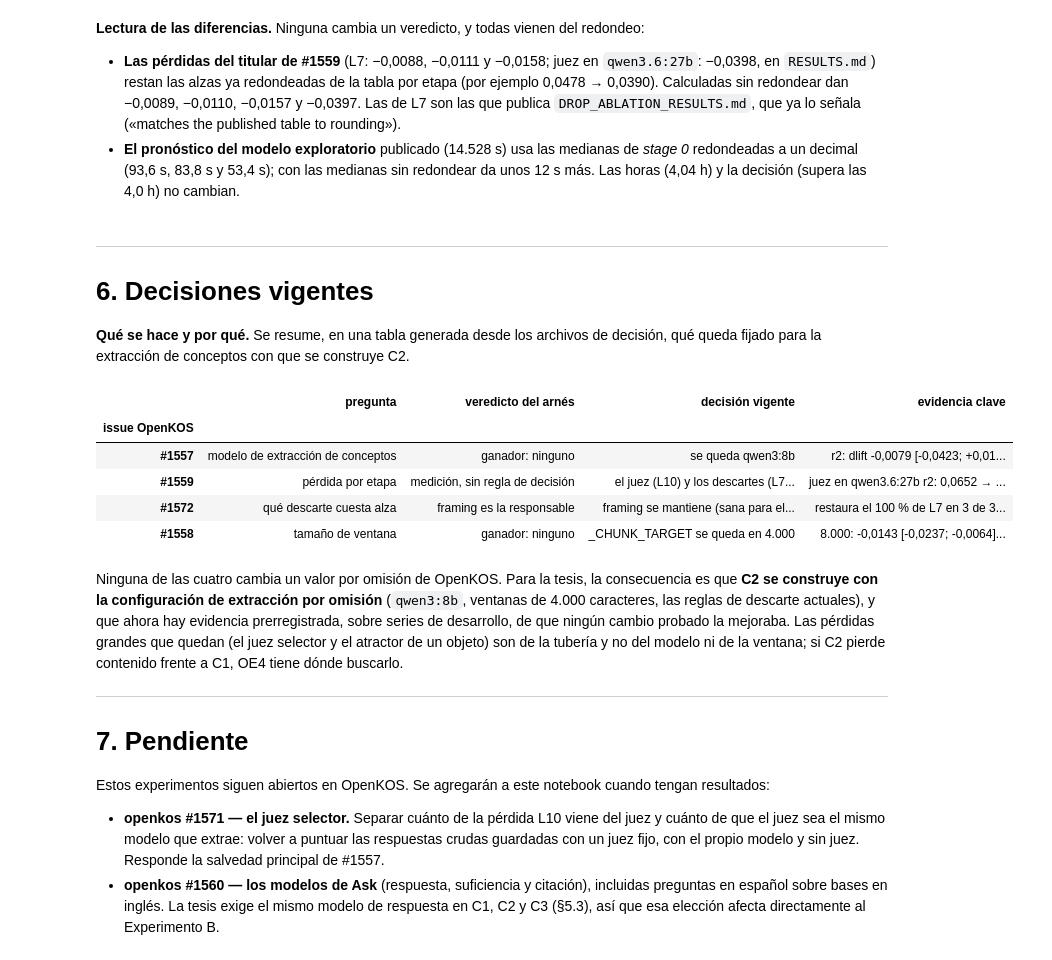
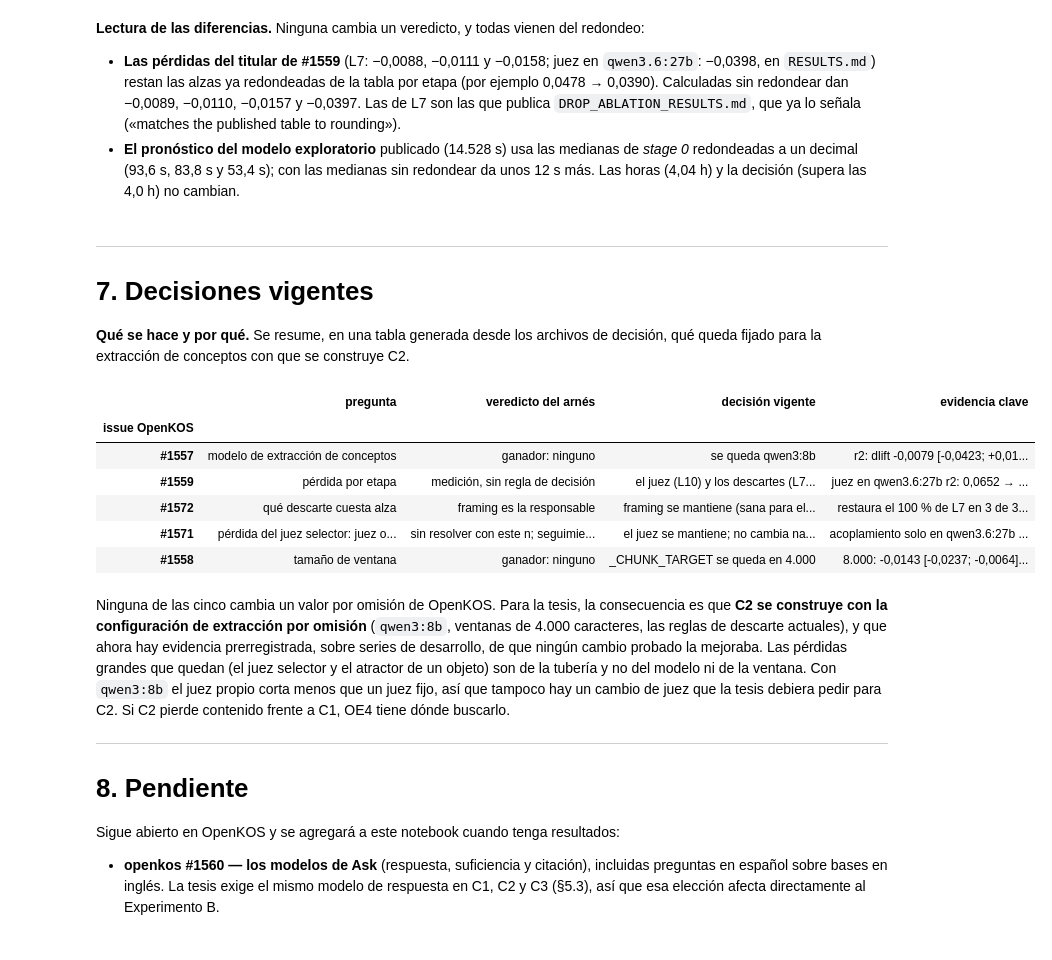
Before and after one commit to jasonssdev/mcd-afg, a Jupyter notebook: notebooks/18-jss-extraccion-de-conceptos-openkos.ipynb, the cells around one changed output. Saved outputs shown, nothing was run; the diff lists cells and outputs as text; code cells hidden in the pictures.

```diff
--- a/notebooks/18-jss-extraccion-de-conceptos-openkos.ipynb
+++ b/notebooks/18-jss-extraccion-de-conceptos-openkos.ipynb
@@ -1073,13 +1339,15 @@ display(check[~check.coincide])
 # %% [markdown]
 ---
 
-# 6. Decisiones vigentes
+# 7. Decisiones vigentes
 
 **Qué se hace y por qué.** Se resume, en una tabla generada desde los archivos de decisión, qué
 queda fijado para la extracción de conceptos con que se construye C2.
 # %%
 winner_1557 = screens.model_decisions["r2-2"]["winner"] or "ninguno"
 winner_1558 = screens.window_decision["winner"] or "ninguno"
+verdict_1571 = VERDICT_ES[screens.judge_study["decision"]["verdict"]]
+follow_1571 = "sí" if screens.judge_study["decision"]["follow_up"] else "no"
 decisions = pd.DataFrame(
     [
         {
@@ -1110,54 +1378,65 @@ decisions = pd.DataFrame(
             "issue OpenKOS": "#1572",
             "pregunta": "qué descarte cuesta alza",
             "veredicto del arnés": "framing es la responsable",
             "decisión vigente": (
                 "framing se mantiene (sana para el contenedor); falso positivo en #1575"
             ),
             "evidencia clave": (
                 f"restaura el 100 % de L7 en {responsible} de 3; "
                 f"{len(framing_target)} de {len(framing)} descartes son el objetivo"
             ),
         },
         {
+            "issue OpenKOS": "#1571",
+            "pregunta": "pérdida del juez selector: juez o acoplamiento",
+            "veredicto del arnés": f"{verdict_1571}; seguimiento: {follow_1571}",
+            "decisión vigente": (
+                "el juez se mantiene; no cambia nada por omisión; propuesta en openkos #1579"
+            ),
+            "evidencia clave": (
+                f"acoplamiento solo en qwen3.6:27b "
+                f"({ci(j27.coupling, j27.coupling_low, j27.coupling_high)}); "
+                f"el juez fijo corta más en qwen3:8b "
+                f"({ci(j8.coupling, j8.coupling_low, j8.coupling_high)})"
+            ),
+        },
+        {
             "issue OpenKOS": "#1558",
             "pregunta": "tamaño de ventana",
             "veredicto del arnés": f"ganador: {winner_1558}",
             "decisión vigente": "_CHUNK_TARGET se queda en 4.000",
             "evidencia clave": (
                 f"8.000: {ci(a8.dlift, a8.dlift_low, a8.dlift_high)}; "
                 f"27b no corrió ({num(forecast.total_s / 3600, 2)} h > 4,0 h)"
             ),
         },
     ]
 ).set_index("issue OpenKOS")
 decisions
 # %% [output]
 |  | pregunta | veredicto del arnés | decisión vigente | evidencia clave |
 | issue OpenKOS |  |  |  |  |
 | #1557 | modelo de extracción de conceptos | ganador: ninguno | se queda qwen3:8b | r2: dlift -0,0079 [-0,0423; +0,01... |
 | #1559 | pérdida por etapa | medición, sin regla de decisión | el juez (L10) y los descartes (L7... | juez en qwen3.6:27b r2: 0,0652 → ... |
 | #1572 | qué descarte cuesta alza | framing es la responsable | framing se mantiene (sana para el... | restaura el 100 % de L7 en 3 de 3... |
+| #1571 | pérdida del juez selector: juez o... | sin resolver con este n; seguimie... | el juez se mantiene; no cambia na... | acoplamiento solo en qwen3.6:27b ... |
 | #1558 | tamaño de ventana | ganador: ninguno | _CHUNK_TARGET se queda en 4.000 | 8.000: -0,0143 [-0,0237; -0,0064]... |
 # %% [markdown]
-Ninguna de las cuatro cambia un valor por omisión de OpenKOS. Para la tesis, la
+Ninguna de las cinco cambia un valor por omisión de OpenKOS. Para la tesis, la
 consecuencia es que **C2 se construye con la configuración de extracción por omisión**
 (`qwen3:8b`, ventanas de 4.000 caracteres, las reglas de descarte actuales), y que ahora hay
 evidencia prerregistrada, sobre series de desarrollo, de que ningún cambio probado la
 mejoraba. Las pérdidas grandes que quedan (el juez selector y el atractor de un objeto) son
-de la tubería y no del modelo ni de la ventana; si C2 pierde contenido frente a C1, OE4
-tiene dónde buscarlo.
+de la tubería y no del modelo ni de la ventana. Con `qwen3:8b` el juez propio corta menos que
+un juez fijo, así que tampoco hay un cambio de juez que la tesis debiera pedir para C2. Si C2
+pierde contenido frente a C1, OE4 tiene dónde buscarlo.
 
 ---
 
-# 7. Pendiente
+# 8. Pendiente
 
-Estos experimentos siguen abiertos en OpenKOS. Se agregarán a este notebook cuando tengan
-resultados:
+Sigue abierto en OpenKOS y se agregará a este notebook cuando tenga resultados:
 
-- **openkos #1571 — el juez selector.** Separar cuánto de la pérdida L10 viene del juez y
-  cuánto de que el juez sea el mismo modelo que extrae: volver a puntuar las respuestas
-  crudas guardadas con un juez fijo, con el propio modelo y sin juez. Responde la salvedad
-  principal de #1557.
 - **openkos #1560 — los modelos de Ask** (respuesta, suficiencia y citación), incluidas
   preguntas en español sobre bases en inglés. La tesis exige el mismo modelo de respuesta en
   C1, C2 y C3 (§5.3), así que esa elección afecta directamente al Experimento B.
```
Also changed, not shown: parts of 13 cells of this notebook, 1 other file.
